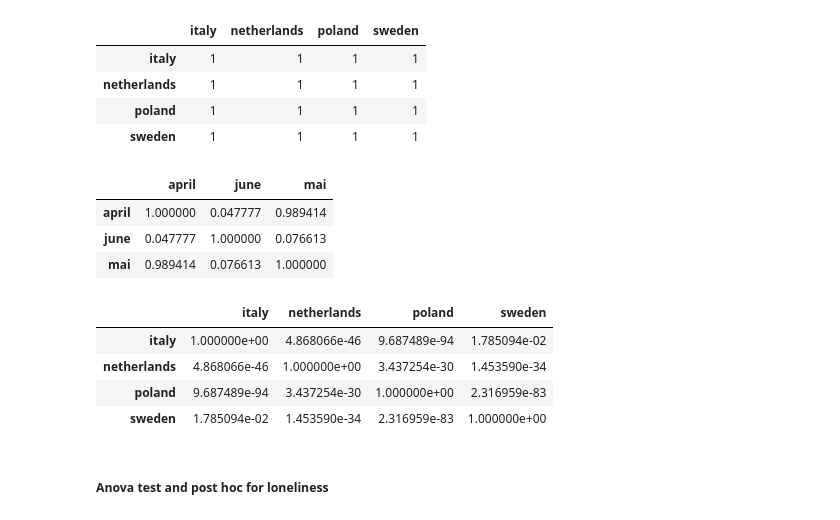
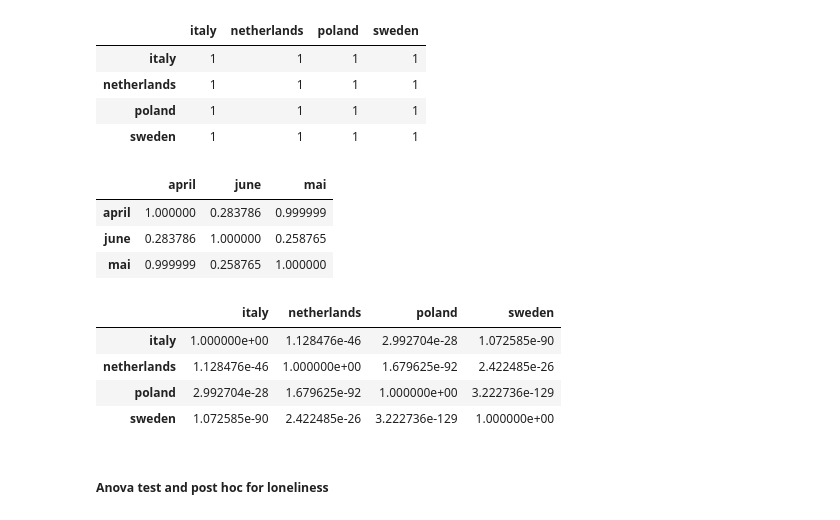
Before and after one commit to epfl-ada/ada-2022-project-adamsleg, a Jupyter notebook: pageviews_vs_covidistress.ipynb, the cells around one changed output. Saved outputs shown, nothing was run; the diff lists cells and outputs as text; code cells hidden in the pictures.

```diff
--- a/pageviews_vs_covidistress.ipynb
+++ b/pageviews_vs_covidistress.ipynb
@@ -411,11 +393,9 @@ def merge_datasets(pageviews, apple, google):
     df = pd.merge(df, google, left_index=True, right_index=True)
     return df
 
-def loop(langs, diseases):
-    for lang in langs:
-        pageviews = get_pageviews_data(lang)
-        apple = get_apple_data(lang)
-        google = get_google_data(lang)
-        df = merge_datasets(pageviews, apple, google)
-        for disease in diseases:
-            regression(disease, lang, df)
+def loop(lang, diseases):
+    pageviews = get_pageviews_data(lang)
+    apple = get_apple_data(lang)
+    google = get_google_data(lang)
+    df = merge_datasets(pageviews, apple, google)
+    return df
@@ -454,9 +402,9 @@ def get_data(country):
 # %%
 #get dataframes for each country
-df_pv_italy_all = get_pageviews_data('it')
-df_pv_netherlands_all = get_pageviews_data('nl')
-df_pv_sweden_all = get_pageviews_data('sv')
-df_pv_poland_all = get_pageviews_data('pl')
+df_pv_italy_all = loop('it', diseases_names['en'])
+df_pv_netherlands_all = loop('nl', diseases_names['en'])
+df_pv_sweden_all = loop('sv', diseases_names['en'])
+df_pv_poland_all = loop('pl', diseases_names['en'])
 
 START_CD = pd.to_datetime('2020-03-30')
 END_CD = pd.to_datetime('2020-06-17')
@@ -466,14 +414,7 @@ df_pv_netherlands = df_pv_netherlands_all.loc[START_CD:END_CD]
 df_pv_sweden = df_pv_sweden_all.loc[START_CD:END_CD]
 df_pv_poland = df_pv_poland_all.loc[START_CD:END_CD]
 # %%
-"""
-#set 'date' as datetime type
-df_pv_italy['Date'] = pd.to_datetime(df_pv_italy.index())
-df_pv_netherlands['Date'] = pd.to_datetime(df_pv_netherlands['Date'])
-df_pv_sweden['Date'] = pd.to_datetime(df_pv_sweden['Date'])
-df_pv_poland['Date'] = pd.to_datetime(df_pv_poland['Date'])
-"""
-
+#Settigns the start and end of each period
 START_APRIL = START_CD
 END_APRIL = pd.to_datetime('2020-04-27')
 START_MAI = pd.to_datetime('2020-04-28')
@@ -661,20 +580,20 @@ sp.posthoc_tukey_hsd(df_pv['stress'], df_pv['country'], alpha=alpha_sidak)
 | poland | 1 | 1 | 1 | 1 |
 | sweden | 1 | 1 | 1 | 1 |
 # %%
-sp.posthoc_conover(df_stress, val_col='PageViews', group_col='period', p_adjust='sidak')
+sp.posthoc_conover(df_pv, val_col='stress', group_col='period', p_adjust='sidak')
 # %% [output]
 |  | april | june | mai |
-| april | 1.000000 | 0.047777 | 0.989414 |
-| june | 0.047777 | 1.000000 | 0.076613 |
-| mai | 0.989414 | 0.076613 | 1.000000 |
+| april | 1.000000 | 0.283786 | 0.999999 |
+| june | 0.283786 | 1.000000 | 0.258765 |
+| mai | 0.999999 | 0.258765 | 1.000000 |
 # %%
-sp.posthoc_conover(df_stress, val_col='PageViews', group_col='country', p_adjust='sidak')
+sp.posthoc_conover(df_pv, val_col='stress', group_col='country', p_adjust='sidak')
 # %% [output]
 |  | italy | netherlands | poland | sweden |
-| italy | 1.000000e+00 | 4.868066e-46 | 9.687489e-94 | 1.785094e-02 |
-| netherlands | 4.868066e-46 | 1.000000e+00 | 3.437254e-30 | 1.453590e-34 |
-| poland | 9.687489e-94 | 3.437254e-30 | 1.000000e+00 | 2.316959e-83 |
-| sweden | 1.785094e-02 | 1.453590e-34 | 2.316959e-83 | 1.000000e+00 |
+| italy | 1.000000e+00 | 1.128476e-46 | 2.992704e-28 | 1.072585e-90 |
+| netherlands | 1.128476e-46 | 1.000000e+00 | 1.679625e-92 | 2.422485e-26 |
+| poland | 2.992704e-28 | 1.679625e-92 | 1.000000e+00 | 3.222736e-129 |
+| sweden | 1.072585e-90 | 2.422485e-26 | 3.222736e-129 | 1.000000e+00 |
 # %% [markdown]
 ##### Anova test and post hoc for loneliness
 # %%
```
Also changed, not shown: parts of 18 cells of this notebook.
